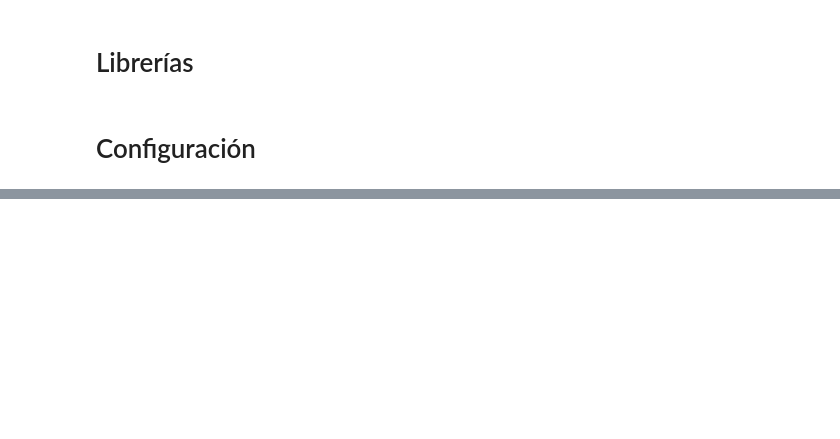
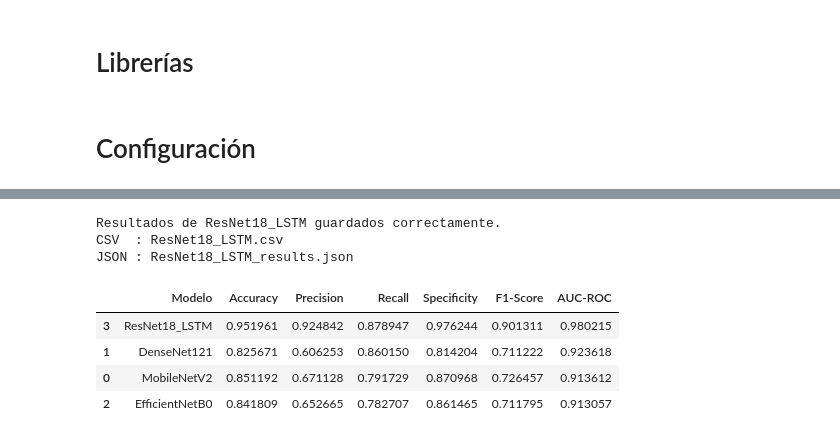
Before and after one commit to kassmontezuma/Capstone, a Jupyter notebook: 05_Entrenamiento.ipynb, the cells around one changed output, grey strips where cells are left out. Saved outputs shown, nothing was run; the diff lists cells and outputs as text; code cells hidden in the pictures; blank space fills up the shorter version.

```diff
--- a/05_Entrenamiento.ipynb
+++ b/05_Entrenamiento.ipynb
@@ -60,0 +1331,80 @@ if torch.cuda.is_available():
+# %%
+results = {
+    "model": MODEL_NAME,
+    "accuracy": test_acc,
+    "precision": test_precision,
+    "recall": test_recall,
+    "specificity": test_specificity,
+    "f1_score": test_f1,
+    "auc_roc": test_auc,
+    "tn": int(tn),
+    "fp": int(fp),
+    "fn": int(fn),
+    "tp": int(tp)
+}
+
+df_results = pd.DataFrame([results])
+
+df_results.to_csv(
+    f"{SAVE_DIR}/results/{MODEL_NAME}.csv",
+    index=False
+)
+
+with open(
+    f"{SAVE_DIR}/results/{MODEL_NAME}_results.json",
+    "w"
+) as f:
+    json.dump(results, f, indent=4)
+
+print(f"\nResultados de {MODEL_NAME} guardados correctamente.")
+print(f"CSV  : {MODEL_NAME}.csv")
+print(f"JSON : {MODEL_NAME}_results.json")
+# %% [output]
+Resultados de ResNet18_LSTM guardados correctamente.
+CSV  : ResNet18_LSTM.csv
+JSON : ResNet18_LSTM_results.json
+# %%
+import json
+import pandas as pd
+import os
+
+results_dir = f"{SAVE_DIR}/results"
+
+json_files = [
+    "MobileNetV2_results.json",
+    "DenseNet121_results.json",
+    "EfficientNetB0_results.json",
+    "ResNet18_LSTM_results.json"
+]
+
+resultados = []
+
+for file in json_files:
+
+    with open(os.path.join(results_dir, file), "r") as f:
+        data = json.load(f)
+
+    resultados.append({
+        "Modelo": data["model"],
+        "Accuracy": data["accuracy"],
+        "Precision": data["precision"],
+        "Recall": data["recall"],
+        "Specificity": data["specificity"],
+        "F1-Score": data["f1_score"],
+        "AUC-ROC": data["auc_roc"]
+    })
+
+comparison_df = pd.DataFrame(resultados)
+
+comparison_df = comparison_df.sort_values(
+    by="AUC-ROC",
+    ascending=False
+)
+
+comparison_df
+# %% [output]
+|  | Modelo | Accuracy | Precision | Recall | Specificity | F1-Score | AUC-ROC |
+| 3 | ResNet18_LSTM | 0.951961 | 0.924842 | 0.878947 | 0.976244 | 0.901311 | 0.980215 |
+| 1 | DenseNet121 | 0.825671 | 0.606253 | 0.860150 | 0.814204 | 0.711222 | 0.923618 |
+| 0 | MobileNetV2 | 0.851192 | 0.671128 | 0.791729 | 0.870968 | 0.726457 | 0.913612 |
+| 2 | EfficientNetB0 | 0.841809 | 0.652665 | 0.782707 | 0.861465 | 0.711795 | 0.913057 |
```
Also changed, not shown: parts of 59 cells of this notebook.
